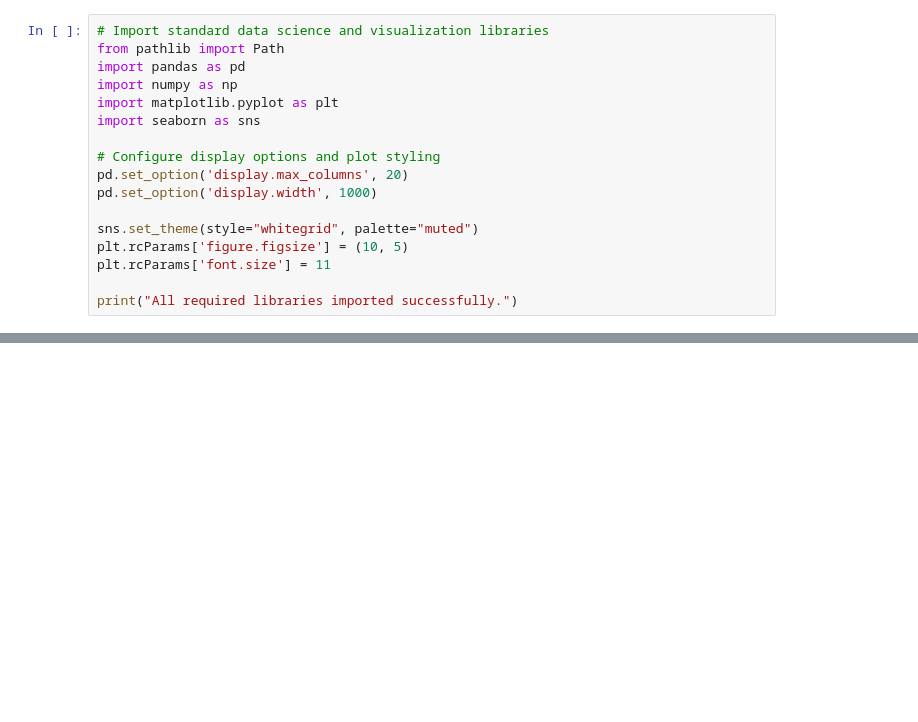
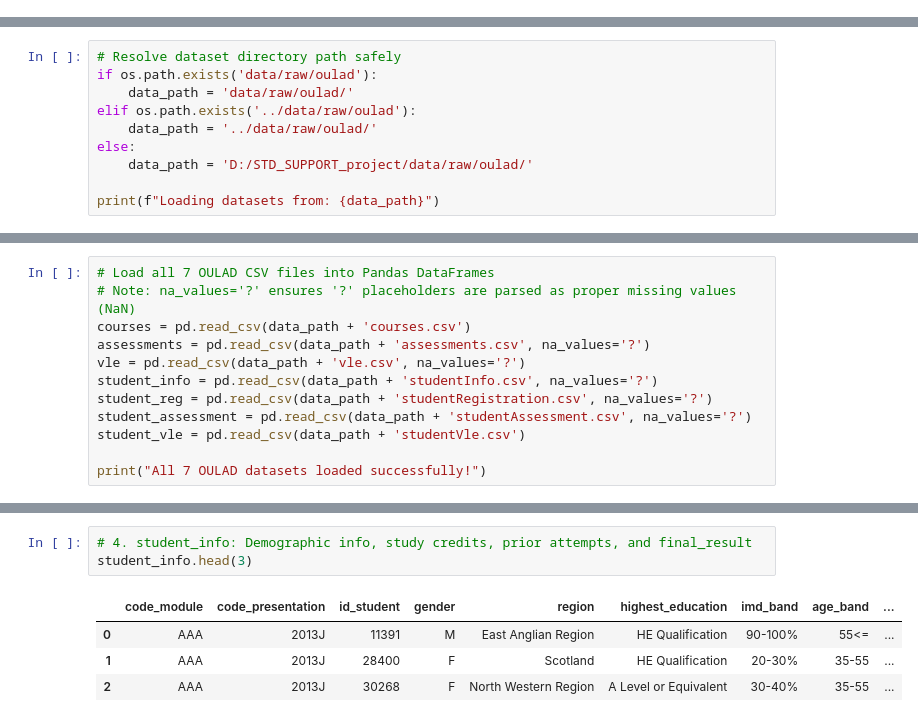
Before and after one commit to reshmavh-2005/student-support-system, a Jupyter notebook: notebooks/01_dataset_understanding.ipynb, the cells around one changed output, grey strips where cells are left out. Drawn from its saved outputs; the diff is of its cells as text; blank space fills up the shorter version.

Commit message:
dataset understanding

```diff
--- a/notebooks/01_dataset_understanding.ipynb
+++ b/notebooks/01_dataset_understanding.ipynb
@@ -64,17 +0,0 @@ A silent, successful execution confirms that all required packages are correctly
-# %%
-# Import standard data science and visualization libraries
-from pathlib import Path
-import pandas as pd
-import numpy as np
-import matplotlib.pyplot as plt
-import seaborn as sns
-
-# Configure display options and plot styling
-pd.set_option('display.max_columns', 20)
-pd.set_option('display.width', 1000)
-
-sns.set_theme(style="whitegrid", palette="muted")
-plt.rcParams['figure.figsize'] = (10, 5)
-plt.rcParams['font.size'] = 11
-
-print("All required libraries imported successfully.")
@@ -956,0 +70,10 @@ A structured roadmap ensures we do not skip necessary validation, leakage preven
+# %%
+# Resolve dataset directory path safely
+if os.path.exists('data/raw/oulad'):
+    data_path = 'data/raw/oulad/'
+elif os.path.exists('../data/raw/oulad'):
+    data_path = '../data/raw/oulad/'
+else:
+    data_path = 'D:/STD_SUPPORT_project/data/raw/oulad/'
+
+print(f"Loading datasets from: {data_path}")
@@ -956,0 +82,12 @@ A structured roadmap ensures we do not skip necessary validation, leakage preven
+# %%
+# Load all 7 OULAD CSV files into Pandas DataFrames
+# Note: na_values='?' ensures '?' placeholders are parsed as proper missing values (NaN)
+courses = pd.read_csv(data_path + 'courses.csv')
+assessments = pd.read_csv(data_path + 'assessments.csv', na_values='?')
+vle = pd.read_csv(data_path + 'vle.csv', na_values='?')
+student_info = pd.read_csv(data_path + 'studentInfo.csv', na_values='?')
+student_reg = pd.read_csv(data_path + 'studentRegistration.csv', na_values='?')
+student_assessment = pd.read_csv(data_path + 'studentAssessment.csv', na_values='?')
+student_vle = pd.read_csv(data_path + 'studentVle.csv')
+
+print("All 7 OULAD datasets loaded successfully!")
@@ -956,0 +199,8 @@ A structured roadmap ensures we do not skip necessary validation, leakage preven
+# %%
+# 4. student_info: Demographic info, study credits, prior attempts, and final_result
+student_info.head(3)
+# %% [output]
+|  | code_module | code_presentation | id_student | gender | region | highest_education | imd_band | age_band | ... |
+| 0 | AAA | 2013J | 11391 | M | East Anglian Region | HE Qualification | 90-100% | 55<= | ... |
+| 1 | AAA | 2013J | 28400 | F | Scotland | HE Qualification | 20-30% | 35-55 | ... |
+| 2 | AAA | 2013J | 30268 | F | North Western Region | A Level or Equivalent | 30-40% | 35-55 | ... |
```
Also changed, not shown: parts of 73 cells of this notebook.
